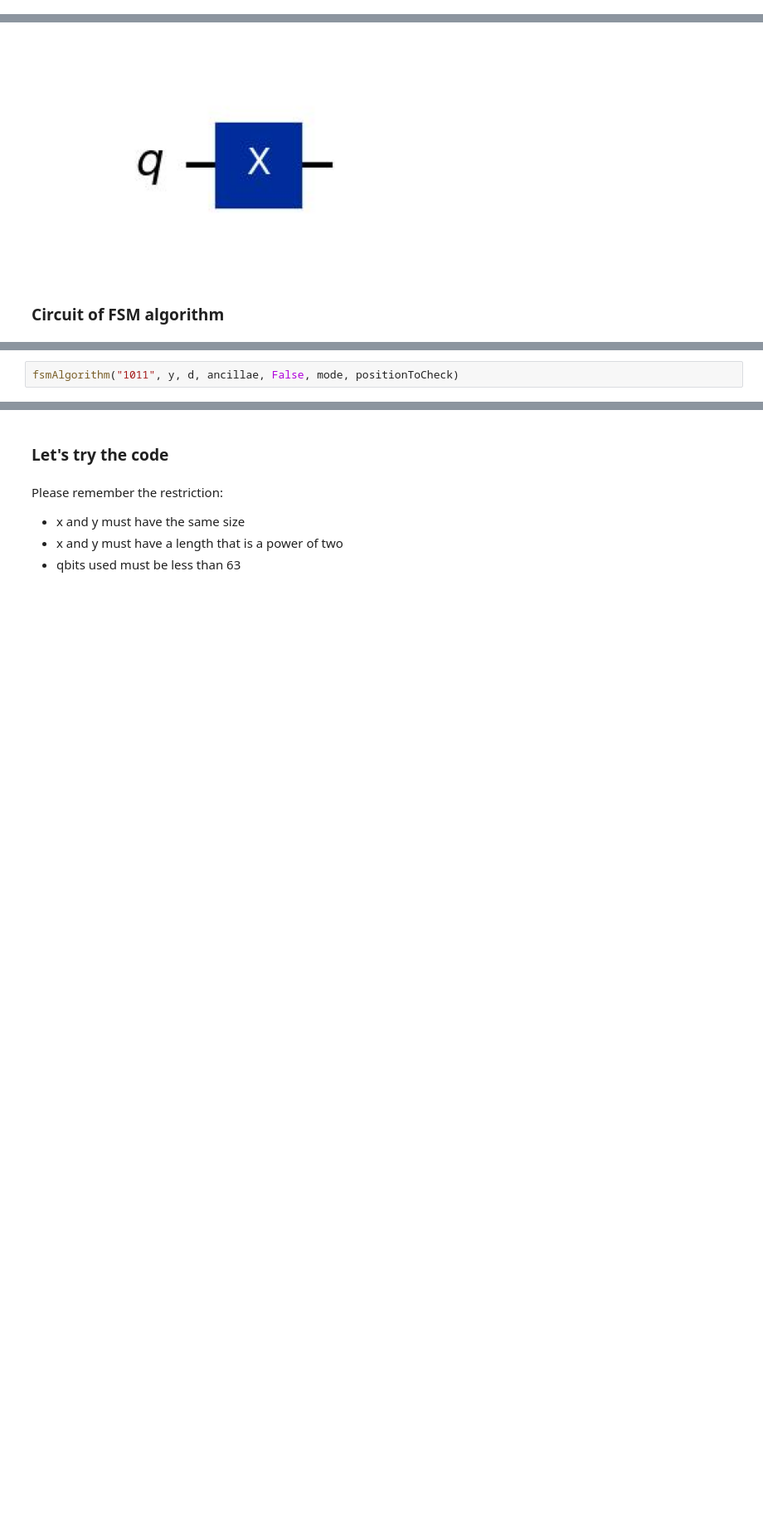
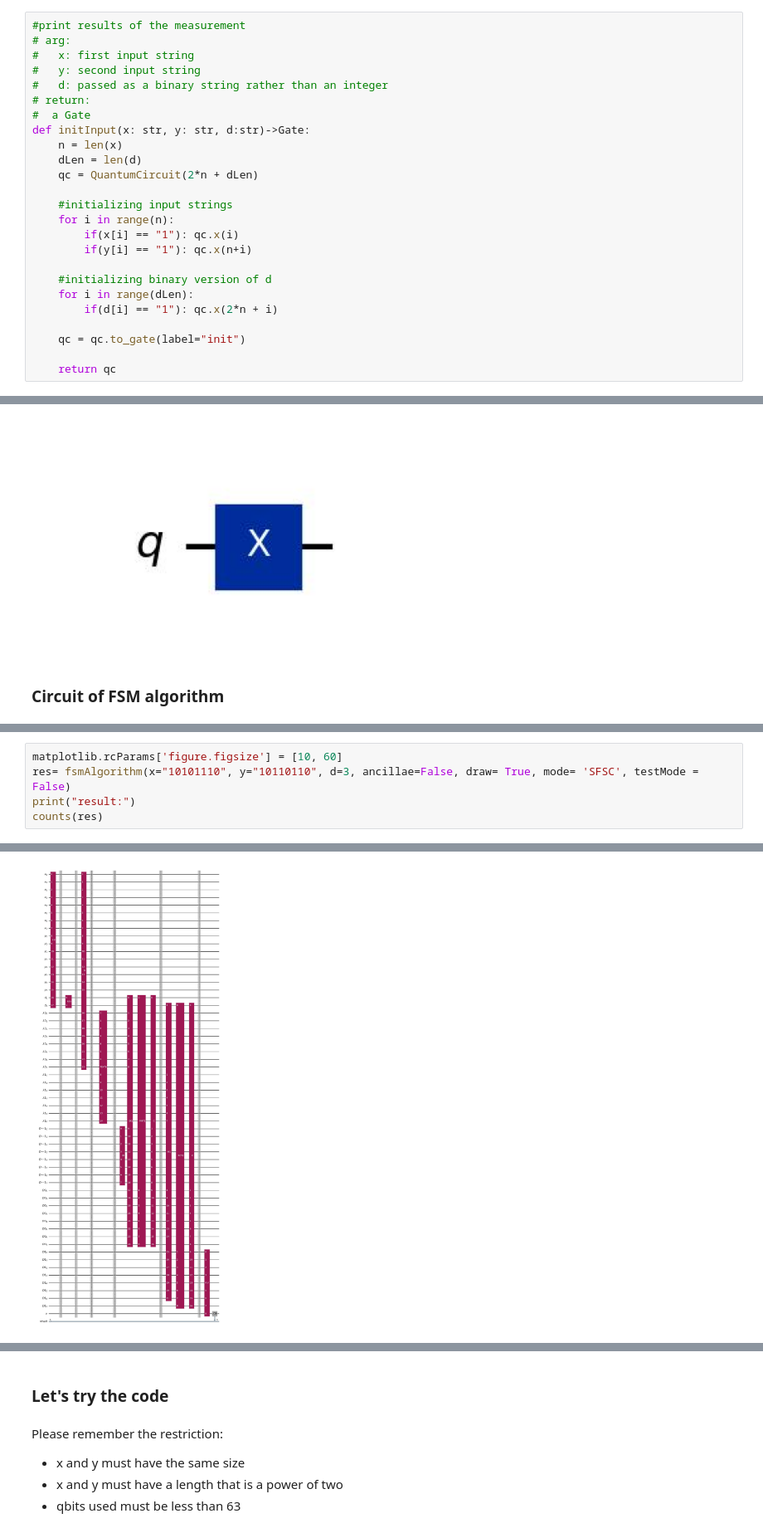
Before and after one commit to alexinho30/QuantumFixedMatching, a Jupyter notebook: QSC.ipynb, the cells around one changed output, grey strips where cells are left out. Shown at 83% size. Cells and saved outputs as stored; diff of their text form; blank space fills up the shorter version.

```diff
--- a/QSC.ipynb
+++ b/QSC.ipynb
@@ -661,3 +712,28 @@ def initializeCircuit(x: str, y: str, d: int, ancillae: bool)->QuantumCircuit:
+# %%
+#print results of the measurement
+# arg:
+#   x: first input string
+#   y: second input string
+#   d: passed as a binary string rather than an integer
+# return:
+#  a Gate
+def initInput(x: str, y: str, d:str)->Gate:
+    n = len(x)
+    dLen = len(d)
+    qc = QuantumCircuit(2*n + dLen)
+
+    #initializing input strings
+    for i in range(n):
+        if(x[i] == "1"): qc.x(i)
+        if(y[i] == "1"): qc.x(n+i)
+
+    #initializing binary version of d
+    for i in range(dLen):
+        if(d[i] == "1"): qc.x(2*n + i)
+
+    qc = qc.to_gate(label="init")
+
+    return qc
 # %% [markdown]
 ### Vector D initialization
 # %% [markdown]
@@ -825,2 +929,6 @@ def fsmAlgorithm(x: str, y: str, d: int,  ancillae: bool, draw : bool, mode = 'S
 # %%
-fsmAlgorithm("1011", y, d, ancillae, False, mode, positionToCheck)
+matplotlib.rcParams['figure.figsize'] = [10, 60]
+res= fsmAlgorithm(x="10101110", y="10110110", d=3, ancillae=False, draw= True, mode= 'SFSC', testMode = False)
+print("result:")
+counts(res)
+# %% [output]
@@ -826,0 +938 @@ fsmAlgorithm("1011", y, d, ancillae, False, mode, positionToCheck)
+[figure, added]
```
Also changed, not shown: parts of 37 cells of this notebook.
